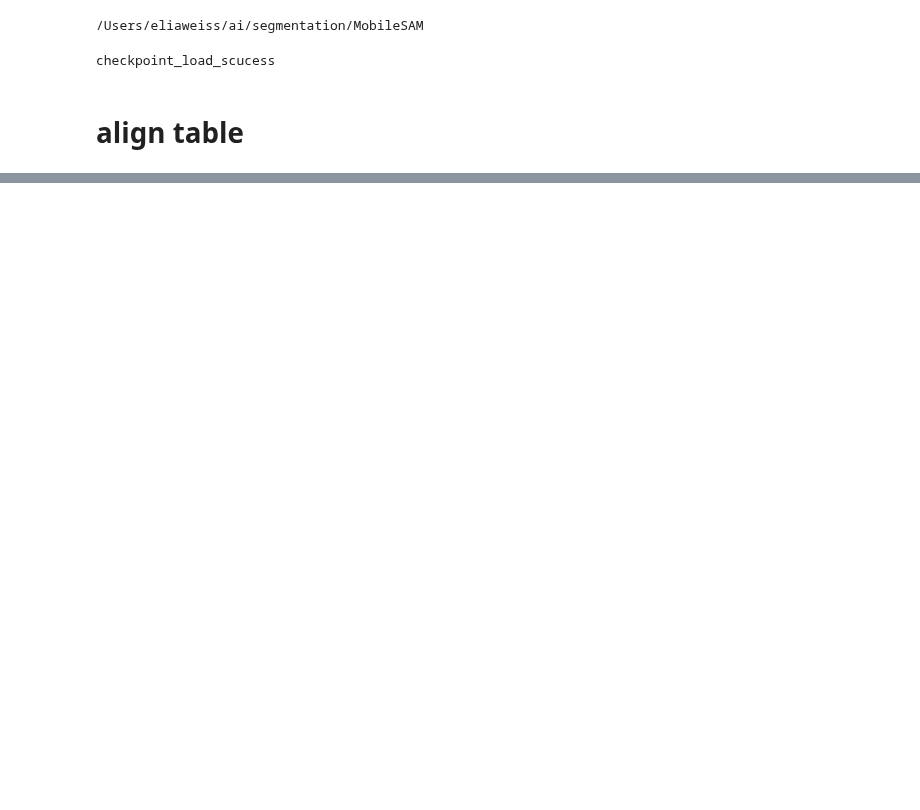
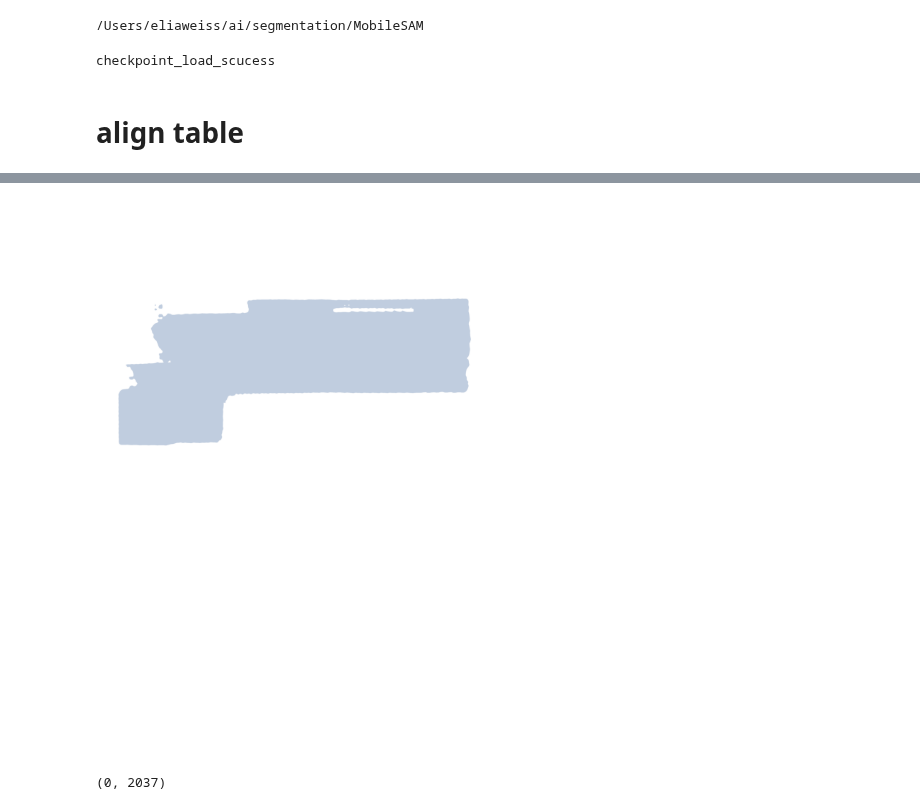
Before and after one commit to eliaweiss/MobileSAM, a Jupyter notebook: notebooks/TblDet4.ipynb, the cells around one changed output, grey strips where cells are left out. Cells and saved outputs as stored; diff of their text form; code cells hidden in the pictures; blank space fills up the shorter version.

```diff
--- a/notebooks/TblDet4.ipynb
+++ b/notebooks/TblDet4.ipynb
@@ -80,0 +92,4 @@ len(boxes)
+# %%
+plot_annotations(img, anns)
+# %% [output]
+[figure, added]
@@ -80,0 +98,4 @@ len(boxes)
+# %%
+tbl_patch_pil.size
+# %% [output]
+(0, 2037)
```
Also changed, not shown: parts of 5 cells of this notebook, 2 other files.
